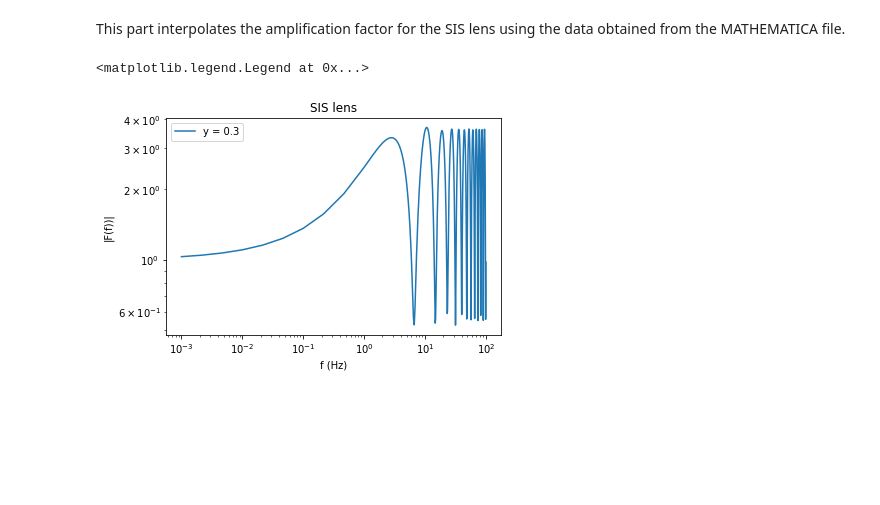
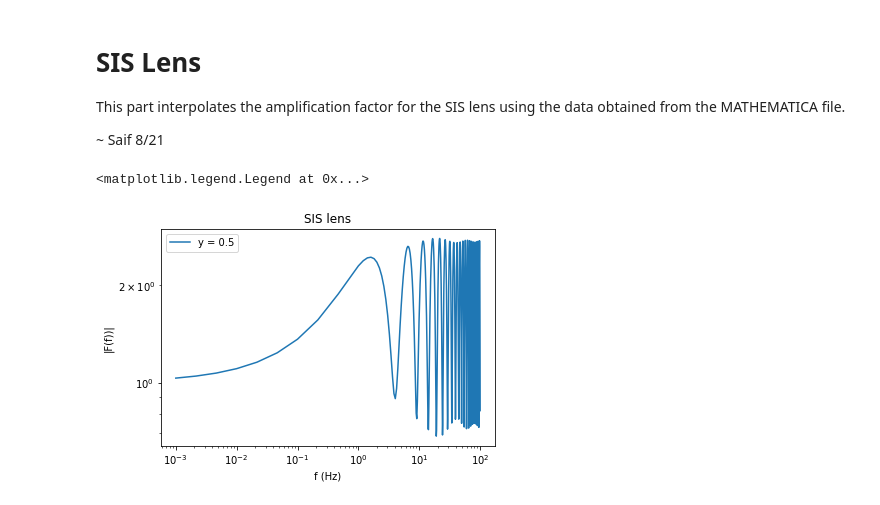
Before and after one commit to astroboy07/GW_Lensing, a Jupyter notebook: lens_properties_sis.ipynb, the cells around one changed output. Drawn from its saved outputs; the diff is of its cells as text; code cells hidden in the pictures; blank space fills up the shorter version.

```diff
--- a/lens_properties_sis.ipynb
+++ b/lens_properties_sis.ipynb
@@ -1,5 +1,9 @@
 # %% [markdown]
+# SIS Lens
+
 This part interpolates the amplification factor for the SIS lens using the data obtained from the MATHEMATICA file.
+
+~ Saif 8/21
 # %%
 import random
 import numpy as np
@@ -18,17 +24,17 @@ def cleanData(filePath = '/Users/saifali/Desktop/gwlensing/data/',
 
     return np.array(results)
 
-freq = cleanData(fileName = 'freq_interpolate_y_0.3.txt')
-Fsis_abs = cleanData(fileName = 'abs_ampfact_interpolate_y_0.3.txt')
+freq = cleanData(fileName = 'freq_interpolate_y_0.5.txt')
+Fsis_abs = cleanData(fileName = 'abs_ampfact_interpolate_y_0.5.txt')
 # %%
-plt.loglog(freq, Fsis_abs, label = "y = 0.3")
+plt.loglog(freq, Fsis_abs, label = f"y = 0.5")
 plt.title("SIS lens")
 plt.xlabel('f (Hz)')
 plt.ylabel('|F(f))|')
 plt.legend()
 # %% [output]
 <matplotlib.legend.Legend at 0x...>
-[figure, old version]
+[figure, new version]
 # %%
 def F_interp(freq, Fsis, freq_cut_val = 2, seed = None, random_size = 20):
 
```
Also changed, not shown: parts of 19 cells of this notebook, 35 other files.
